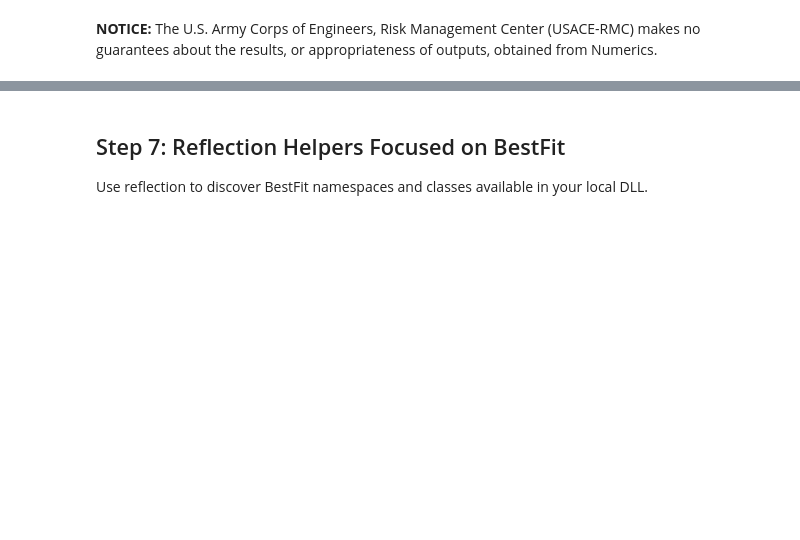
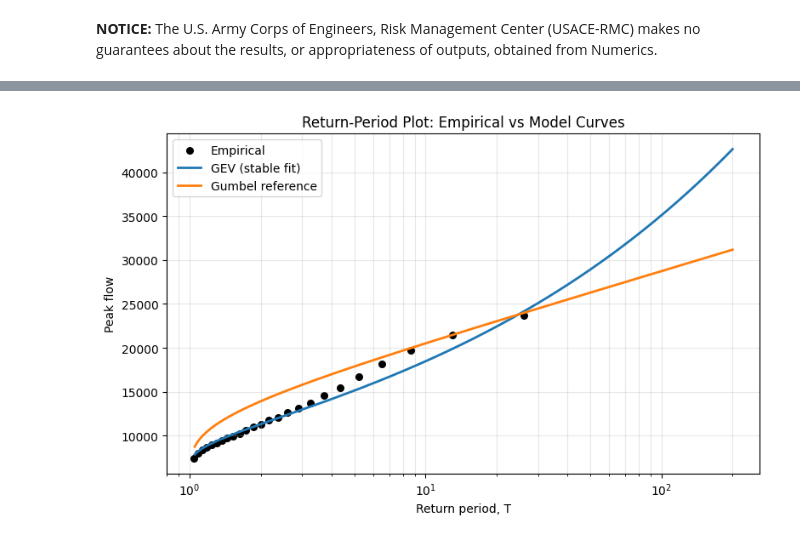
Before and after one commit to USACE-RMC/BestFit-Python-Examples, a Jupyter notebook: notebooks/00_getting_started.ipynb, the cells around one changed output, grey strips where cells are left out. Drawn from its saved outputs; the diff is of its cells as text; code cells hidden in the pictures; blank space fills up the shorter version.

Commit message:
First pass at all notebooks + examples

```diff
--- a/notebooks/00_getting_started.ipynb
+++ b/notebooks/00_getting_started.ipynb
@@ -138,45 +404,43 @@ This uses BestFit's Bayesian engine directly with the same univariate model.
 # %%
-bayes = BayesianAnalysis(gev_model)
+# Empirical return periods from plotting positions
+vals = np.array([df.ExactSeries[i].Value for i in range(df.ExactSeries.Count)], dtype=float)
+p_plot = np.array([df.ExactSeries[i].PlottingPosition for i in range(df.ExactSeries.Count)], dtype=float)
 
-# Keep runtime short for a getting-started notebook.
-bayes.NumberOfChains = 4
-bayes.ThinningInterval = 5
-bayes.WarmupIterations = 100
-bayes.Iterations = 250
+corr = float(np.corrcoef(vals, p_plot)[0, 1])
+if corr < 0:
+    p_exceed = np.clip(p_plot, 1e-9, 1 - 1e-9)
+    orientation = "exceedance"
+else:
+    p_exceed = np.clip(1.0 - p_plot, 1e-9, 1 - 1e-9)
+    orientation = "non-exceedance"
 
-print("BayesianAnalysis settings")
-print(f"- Chains: {bayes.NumberOfChains}")
-print(f"- Thinning: {bayes.ThinningInterval}")
-print(f"- Warmup: {bayes.WarmupIterations}")
-print(f"- Iterations: {bayes.Iterations}")
-print(f"- IsValid: {bayes.IsValid()}")
+T_emp = 1.0 / p_exceed
+order = np.argsort(T_emp)
+T_emp = T_emp[order]
+vals = vals[order]
 
+T_grid = np.logspace(np.log10(1.05), np.log10(200), 300)
+F_grid = 1.0 - 1.0 / T_grid
 
-# Beta-3 note:
-# bayes.RunAsync(None, True, True) throws a NullReferenceException when reporter is None.
-# bayes.RunAsync(None, False, ...) may finish but clear results internally.
-# Workaround: run the sampler directly and build MCMCResults yourself.
+q_gev = np.array([float(gev_fit.InverseCDF(float(np.clip(f, 1e-6, 1 - 1e-6)))) for f in F_grid])
+gumbel_curve = Gumbel(float(np.mean(annual_peaks)), max(1e-6, float(np.std(annual_peaks, ddof=1))*0.8))
+q_gum = np.array([float(gumbel_curve.InverseCDF(float(np.clip(f, 1e-6, 1 - 1e-6)))) for f in F_grid])
 
-bayes.SetUpSampler()
-if bayes.Sampler is None:
-    raise RuntimeError("Bayesian sampler could not be initialized.")
+plt.figure(figsize=(8, 5))
+plt.scatter(T_emp, vals, s=30, c="black", label="Empirical")
+plt.plot(T_grid, q_gev, lw=2, label="GEV (stable fit)")
+plt.plot(T_grid, q_gum, lw=2, label="Gumbel reference")
+plt.xscale("log")
+plt.xlabel("Return period, T")
+plt.ylabel("Peak flow")
+plt.title("Return-Period Plot: Empirical vs Model Curves")
+plt.grid(alpha=0.3, which="both")
+plt.legend()
+plt.tight_layout()
 
-bayes.Sampler.ParallelizeChains = True
-bayes.Sampler.Sample()
-
-mcmc_results = MCMCResults(bayes.Sampler, 1 - bayes.CredibleIntervalWidth)
-
-print("Sampler run complete")
-print(f"- Posterior sample count: {mcmc_results.Output.Count}")
-print(f"- Parameter count: {mcmc_results.PosteriorMean.Values.Length}")
-
-names = list(gev_model.Distribution.ParameterNames)
-means = list(mcmc_results.PosteriorMean.Values)
-print("Posterior mean parameters")
-for name, value in zip(names, means):
-    print(f"- {name}: {float(value):.6g}")
-
-bayes.RunAsync(None, False, False)
-print(f"Estimated: {bayes.IsEstimated} successfully")
-# COME BACK SOMETHING IS BROKEN HERE....
+print(f"Plotting-position orientation used: {orientation}")
+print("GEV quick-check quantiles")
+for t in [2, 10, 50, 100]:
+    f = 1.0 - 1.0 / t
+    print(f"- Q{t}: {float(gev_fit.InverseCDF(float(f))):.2f}")
 # %% [output]
@@ -197,3 +453 @@ Estimated: False successfully
+[figure, added]
-# %% [markdown]
-## Step 7: Reflection Helpers Focused on BestFit
-Use reflection to discover BestFit namespaces and classes available in your local DLL.
```
Also changed, not shown: parts of 25 cells of this notebook, 26 other files.
